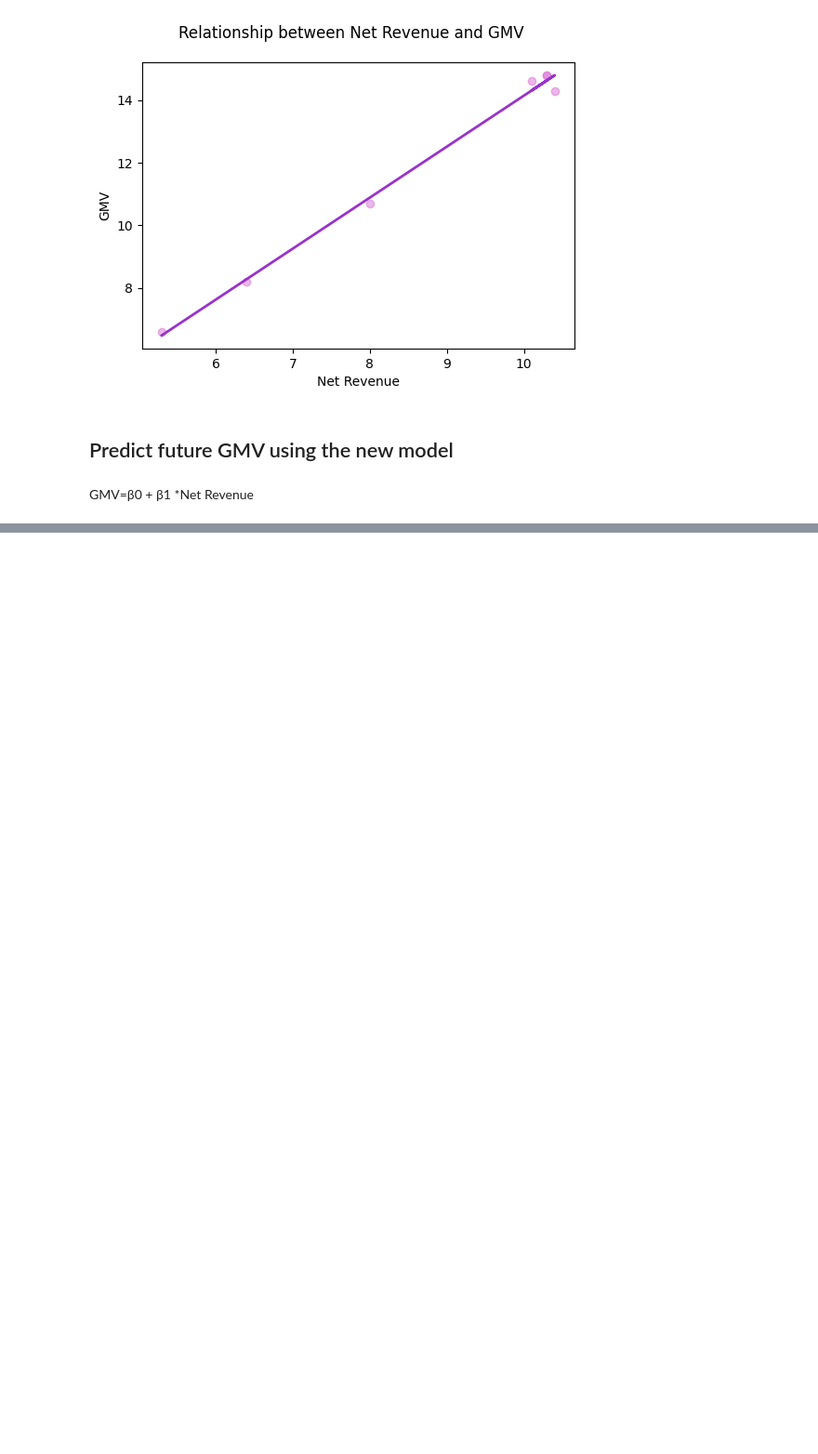
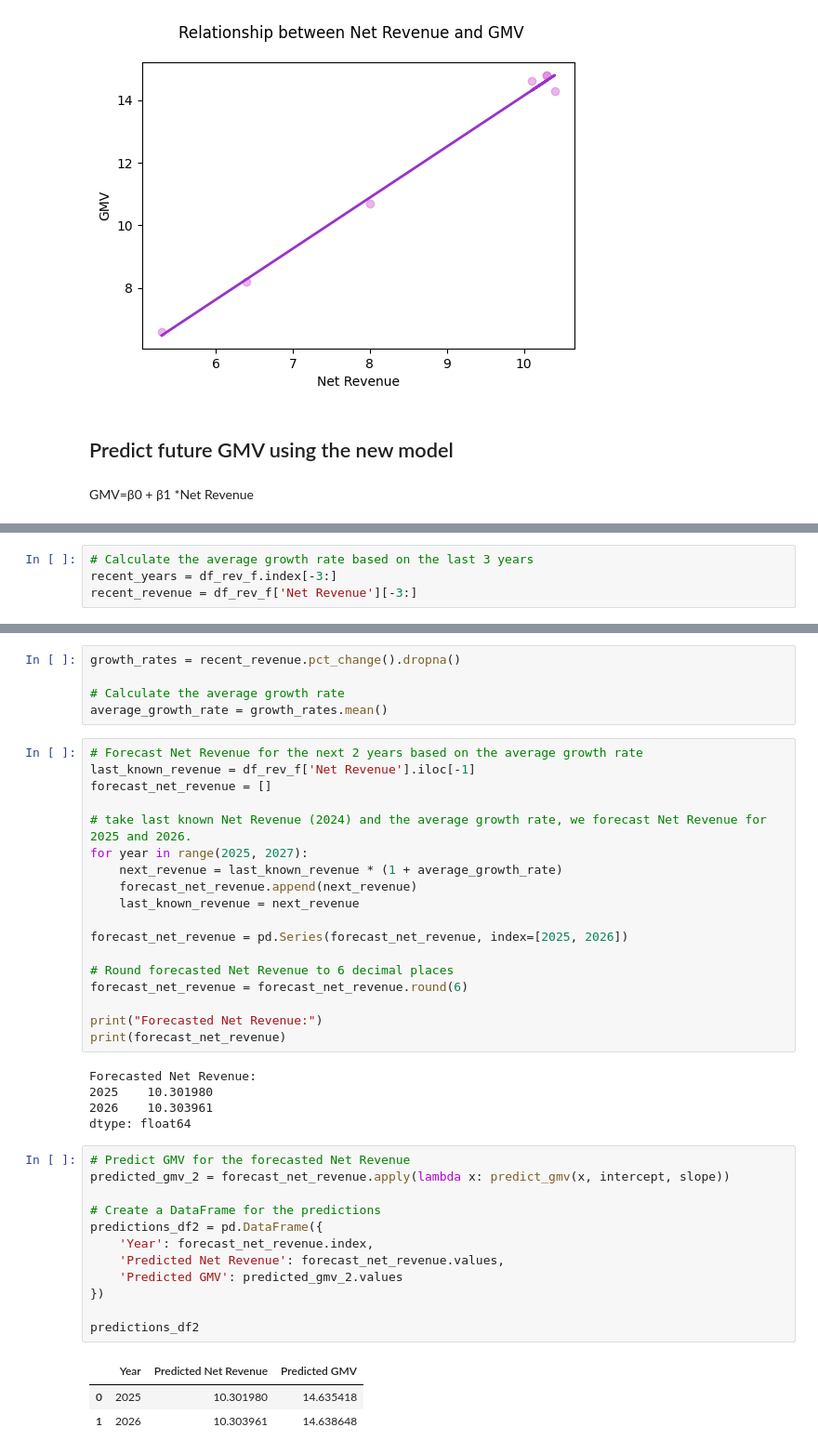
Before and after one commit to RealMattMurdoch/shop_extract_cleaning, a Jupyter notebook: regression.ipynb, the cells around one changed output, grey strips where cells are left out. Shown: that part at 93% size. Cells and saved outputs as stored; diff of their text form; blank space fills up the shorter version.

```diff
--- a/regression.ipynb
+++ b/regression.ipynb
@@ -136,0 +229,4 @@ GMV=β0 + β1 *Net Revenue
+# %%
+# Calculate the average growth rate based on the last 3 years
+recent_years = df_rev_f.index[-3:]
+recent_revenue = df_rev_f['Net Revenue'][-3:]
@@ -136,0 +235,44 @@ GMV=β0 + β1 *Net Revenue
+# %%
+growth_rates = recent_revenue.pct_change().dropna()
+
+# Calculate the average growth rate
+average_growth_rate = growth_rates.mean()
+# %%
+# Forecast Net Revenue for the next 2 years based on the average growth rate
+last_known_revenue = df_rev_f['Net Revenue'].iloc[-1]
+forecast_net_revenue = []
+
+# take last known Net Revenue (2024) and the average growth rate, we forecast Net Revenue for 2025 and 2026.
+for year in range(2025, 2027):
+    next_revenue = last_known_revenue * (1 + average_growth_rate)
+    forecast_net_revenue.append(next_revenue)
+    last_known_revenue = next_revenue
+
+forecast_net_revenue = pd.Series(forecast_net_revenue, index=[2025, 2026])
+
+# Round forecasted Net Revenue to 6 decimal places
+forecast_net_revenue = forecast_net_revenue.round(6)
+
+print("Forecasted Net Revenue:")
+print(forecast_net_revenue)
+# %% [output]
+Forecasted Net Revenue:
+2025    10.301980
+2026    10.303961
+dtype: float64
+# %%
+# Predict GMV for the forecasted Net Revenue
+predicted_gmv_2 = forecast_net_revenue.apply(lambda x: predict_gmv(x, intercept, slope))
+
+# Create a DataFrame for the predictions
+predictions_df2 = pd.DataFrame({
+    'Year': forecast_net_revenue.index,
+    'Predicted Net Revenue': forecast_net_revenue.values,
+    'Predicted GMV': predicted_gmv_2.values
+})
+
+predictions_df2
+# %% [output]
+|  | Year | Predicted Net Revenue | Predicted GMV |
+| 0 | 2025 | 10.301980 | 14.635418 |
+| 1 | 2026 | 10.303961 | 14.638648 |
```
Also changed, not shown: parts of 18 cells of this notebook.
